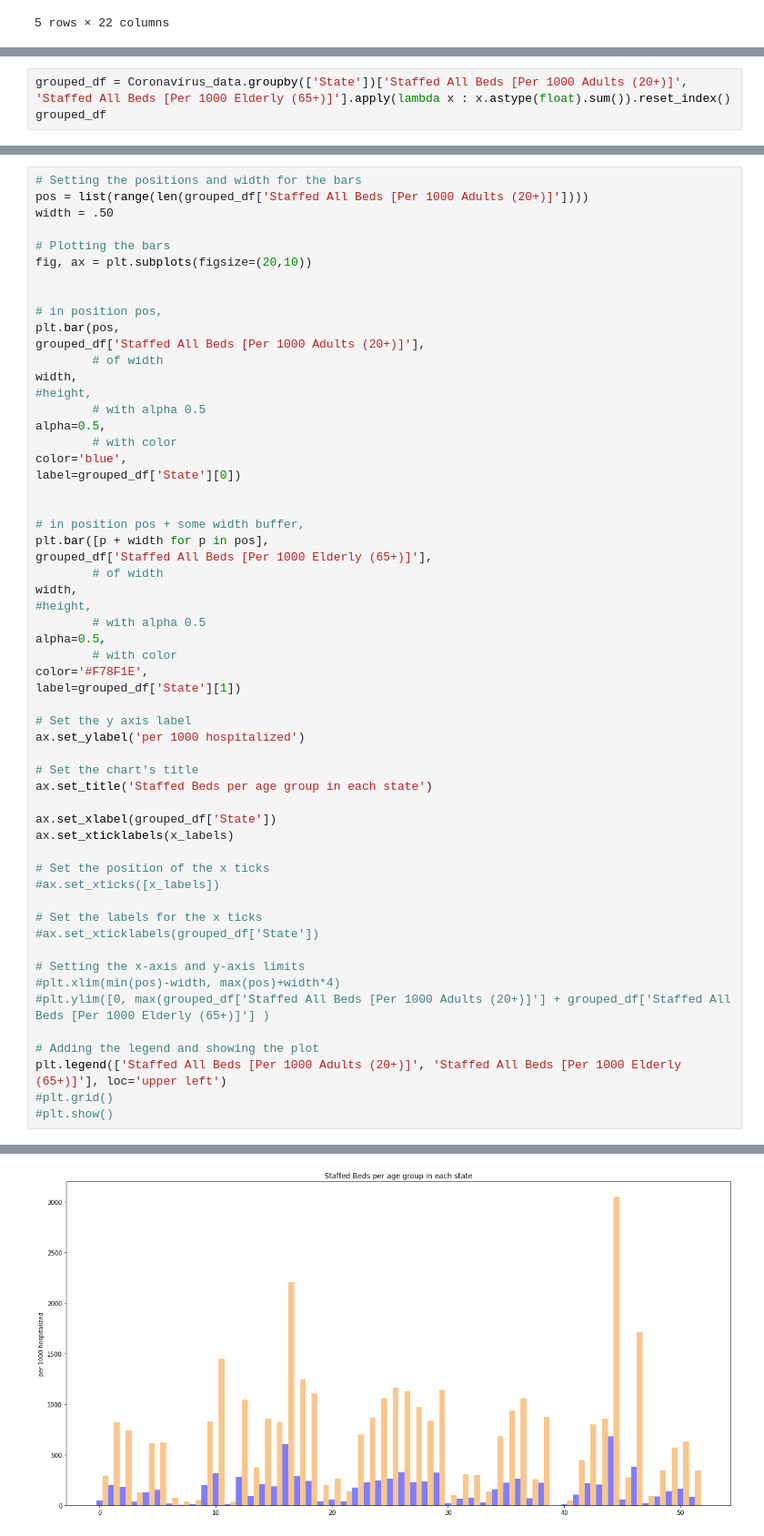
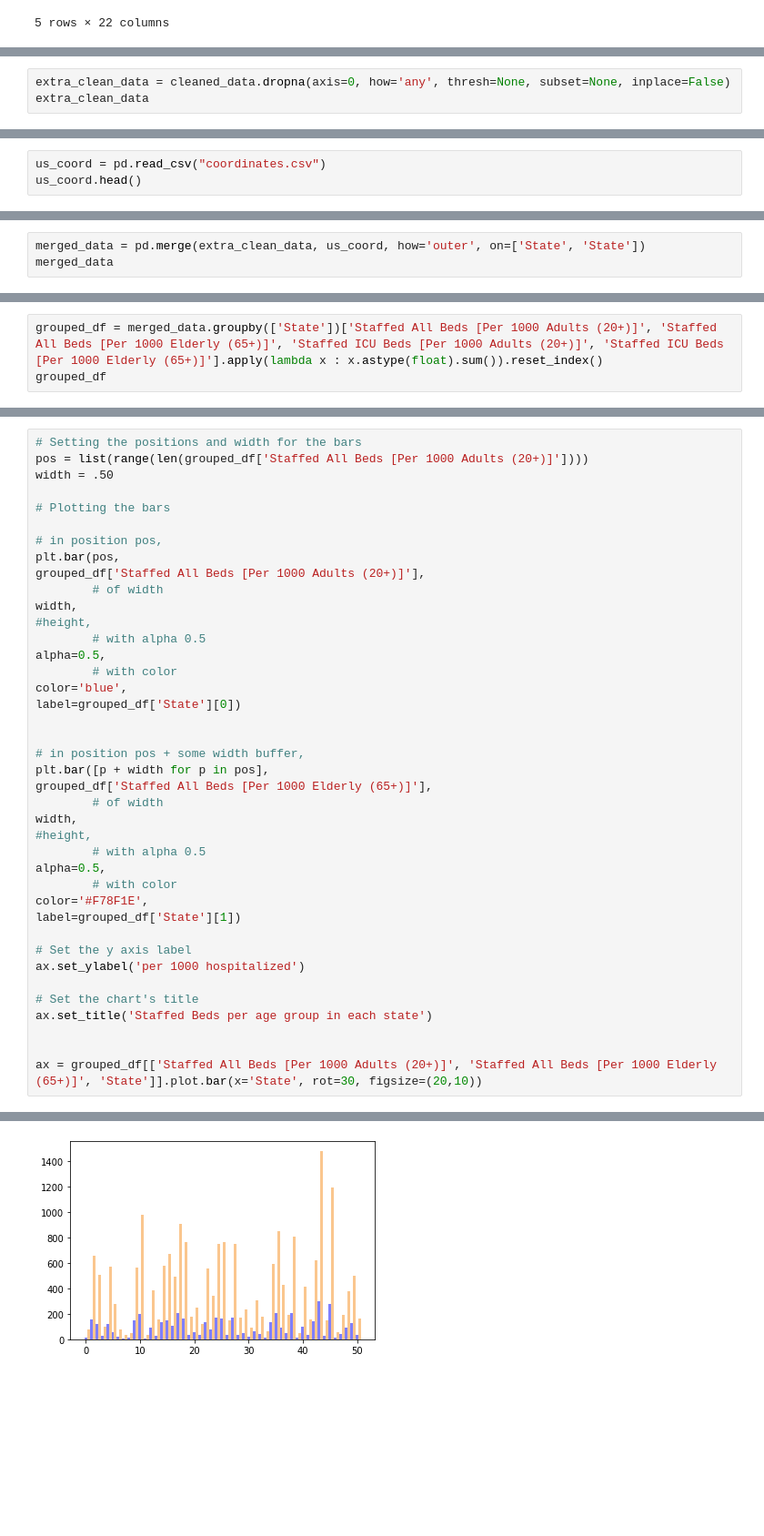
Before and after one commit to Whitney128/Homework, a Jupyter notebook: project_showing/Coronavirus.ipynb, the cells around one changed output, grey strips where cells are left out. Shown at 91% size. Cells and saved outputs as stored; diff of their text form; blank space fills up the shorter version.

```diff
--- a/project_showing/Coronavirus.ipynb
+++ b/project_showing/Coronavirus.ipynb
@@ -21,0 +41,3 @@ Coronavirus_data.head()
+# %%
+extra_clean_data = cleaned_data.dropna(axis=0, how='any', thresh=None, subset=None, inplace=False)
+extra_clean_data
@@ -21,0 +58,3 @@ Coronavirus_data.head()
+# %%
+us_coord = pd.read_csv("coordinates.csv")
+us_coord.head()
@@ -21,0 +68,3 @@ Coronavirus_data.head()
+# %%
+merged_data = pd.merge(extra_clean_data, us_coord, how='outer', on=['State', 'State'])
+merged_data
@@ -73,4 +183,4 @@ KeyError: "None of [Index(['Lat', 'Lng'], dtype='object')] are in the [columns]"
 # %%
-grouped_df = Coronavirus_data.groupby(['State'])['Staffed All Beds [Per 1000 Adults (20+)]', 'Staffed All Beds [Per 1000 Elderly (65+)]'].apply(lambda x : x.astype(float).sum()).reset_index()
+grouped_df = merged_data.groupby(['State'])['Staffed All Beds [Per 1000 Adults (20+)]', 'Staffed All Beds [Per 1000 Elderly (65+)]', 'Staffed ICU Beds [Per 1000 Adults (20+)]', 'Staffed ICU Beds [Per 1000 Elderly (65+)]'].apply(lambda x : x.astype(float).sum()).reset_index()
 grouped_df
 # %% [output]
@@ -97,8 +209,6 @@ pos = list(range(len(grouped_df['Staffed All Beds [Per 1000 Adults (20+)]'])))
 width = .50
 
 # Plotting the bars
-fig, ax = plt.subplots(figsize=(20,10))
-
 
 # in position pos,
 plt.bar(pos,
@@ -131,21 +241,6 @@ ax.set_ylabel('per 1000 hospitalized')
 # Set the chart's title
 ax.set_title('Staffed Beds per age group in each state')
 
-ax.set_xlabel(grouped_df['State'])
-ax.set_xticklabels(x_labels)
 
-# Set the position of the x ticks
-#ax.set_xticks([x_labels])
-
-# Set the labels for the x ticks
-#ax.set_xticklabels(grouped_df['State'])
-
-# Setting the x-axis and y-axis limits
-#plt.xlim(min(pos)-width, max(pos)+width*4)
-#plt.ylim([0, max(grouped_df['Staffed All Beds [Per 1000 Adults (20+)]'] + grouped_df['Staffed All Beds [Per 1000 Elderly (65+)]'] )
-
-# Adding the legend and showing the plot
-plt.legend(['Staffed All Beds [Per 1000 Adults (20+)]', 'Staffed All Beds [Per 1000 Elderly (65+)]'], loc='upper left')
-#plt.grid()
-#plt.show()
+ax = grouped_df[['Staffed All Beds [Per 1000 Adults (20+)]', 'Staffed All Beds [Per 1000 Elderly (65+)]', 'State']].plot.bar(x='State', rot=30, figsize=(20,10))
 # %% [output]
@@ -153 +247 @@ ValueError: The truth value of a Series is ambiguous. Use a.empty, a.bool(), a.i
-[figure, old version]
+[figure, new version]
```
Also changed, not shown: parts of 19 cells of this notebook.
